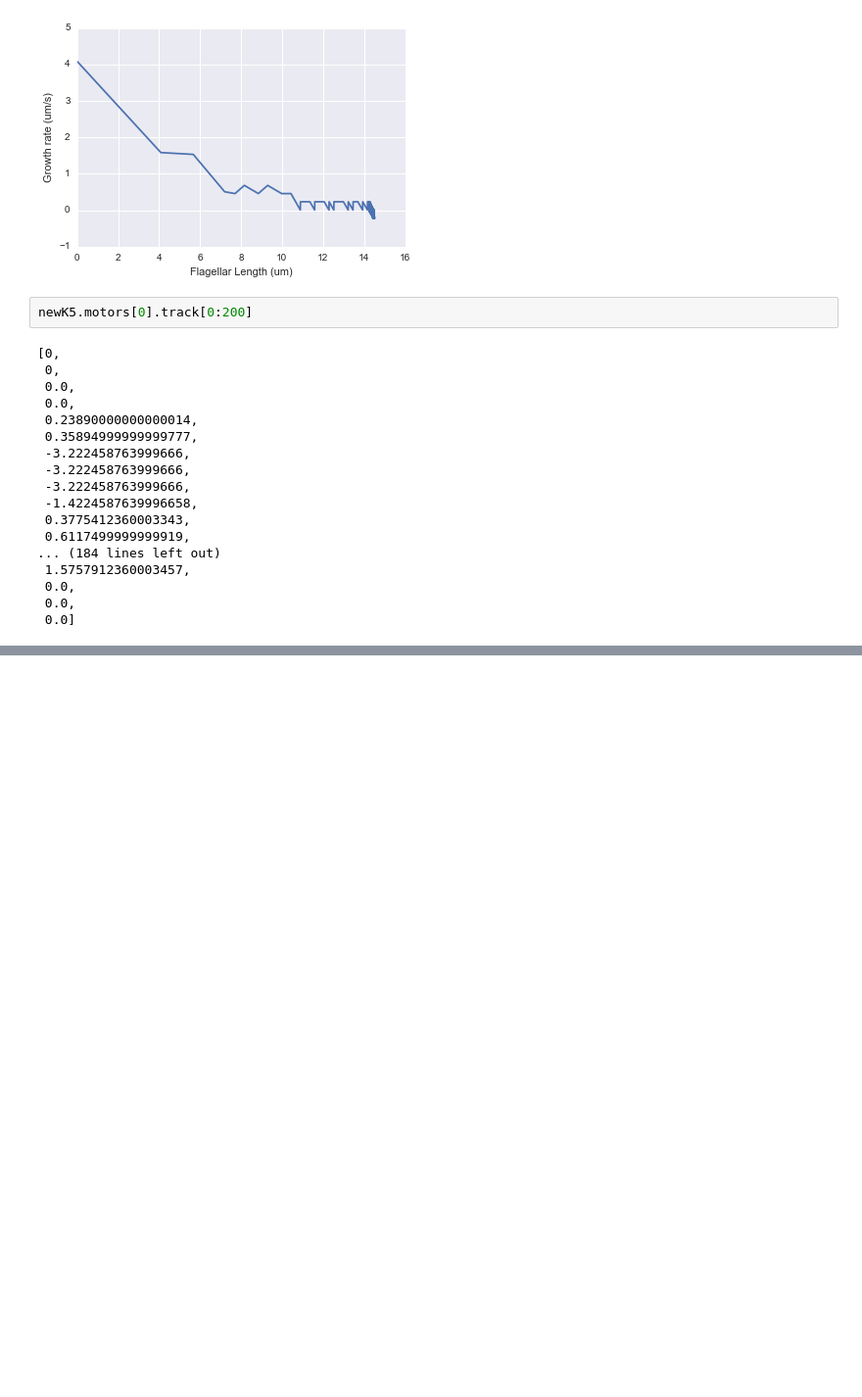
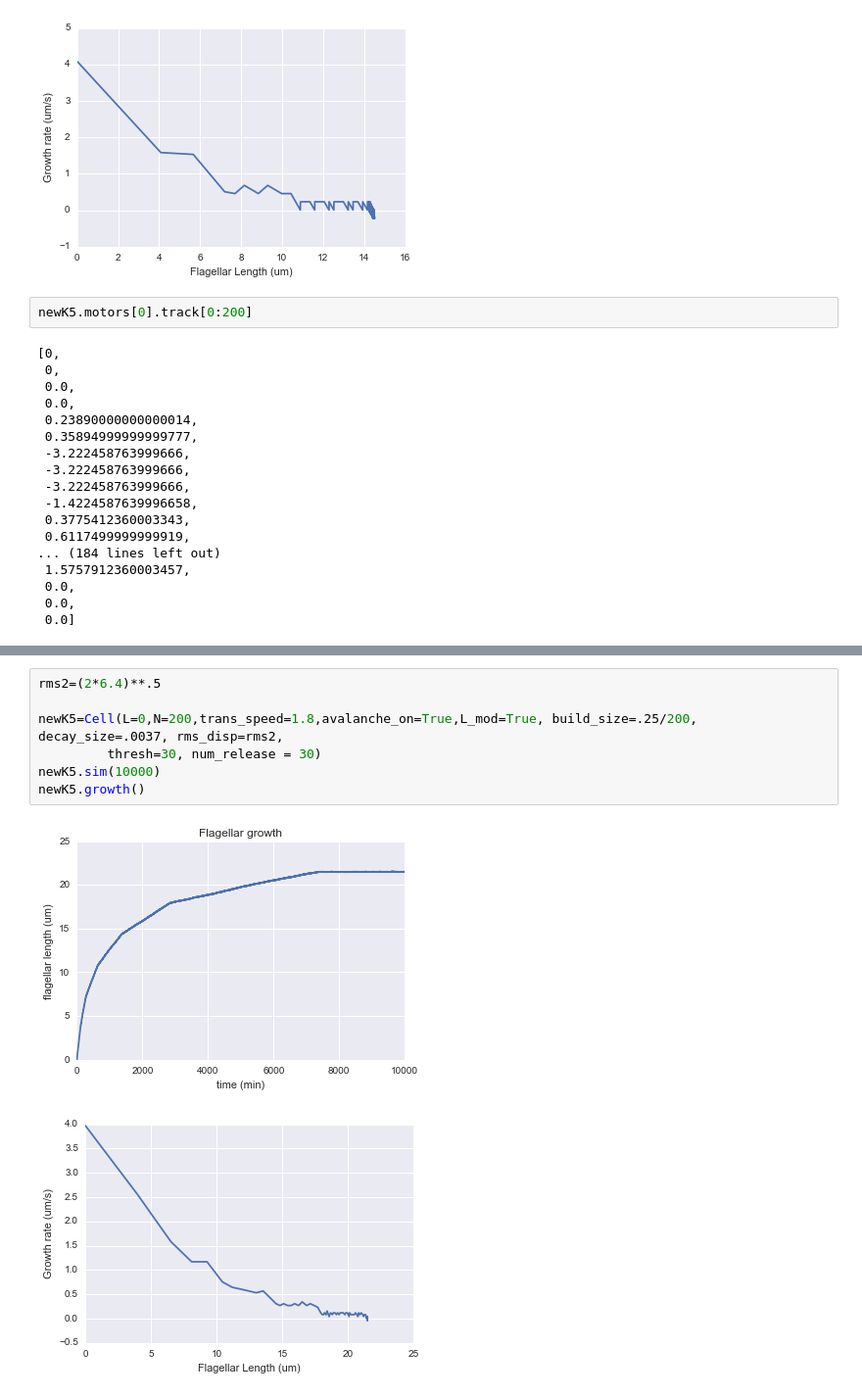
Before and after one commit to nathendel/marshall-lab, a Jupyter notebook: agent-based-ift.ipynb, the cells around one changed output, grey strips where cells are left out. Shown at 98% size. Cells and saved outputs as stored; diff of their text form; blank space fills up the shorter version.

```diff
--- a/agent-based-ift.ipynb
+++ b/agent-based-ift.ipynb
@@ -1199,0 +791,10 @@ when it fills up, there's some power-law governed probability that it will relea
+# %%
+rms2=(2*6.4)**.5
+
+newK5=Cell(L=0,N=200,trans_speed=1.8,avalanche_on=True,L_mod=True, build_size=.25/200, decay_size=.0037, rms_disp=rms2,
+         thresh=30, num_release = 30)
+newK5.sim(10000)
+newK5.growth()
+# %% [output]
+[figure, added]
+[figure, added]
```
Also changed, not shown: parts of 72 cells of this notebook.
